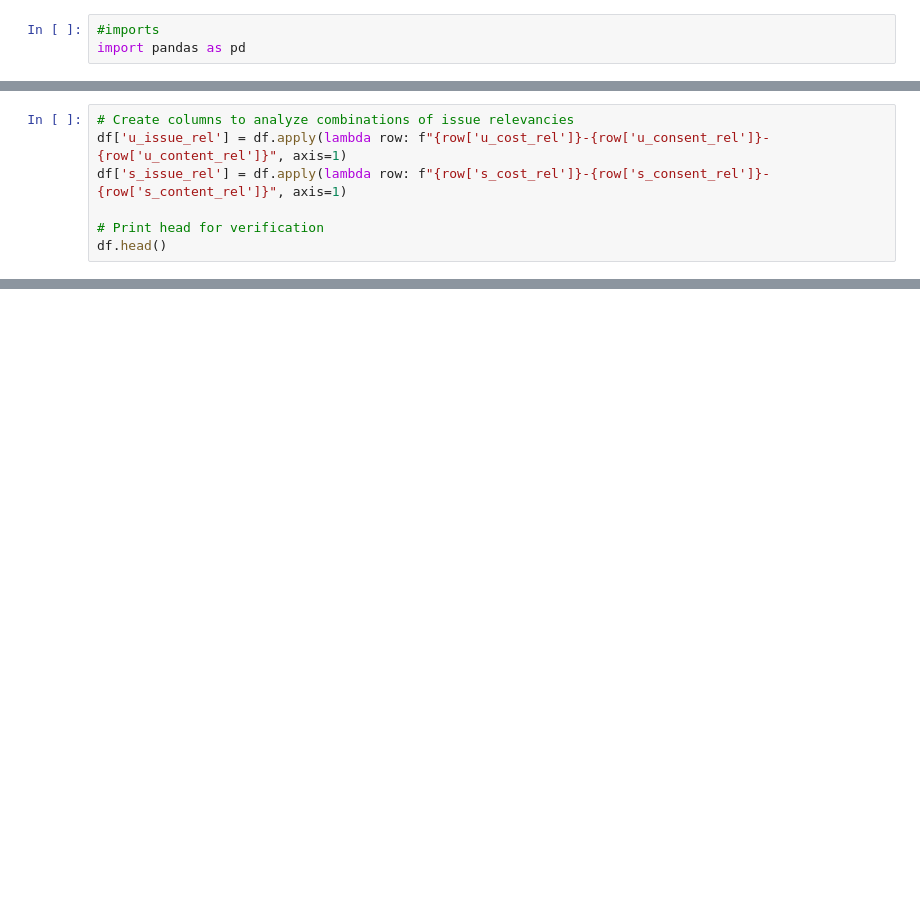
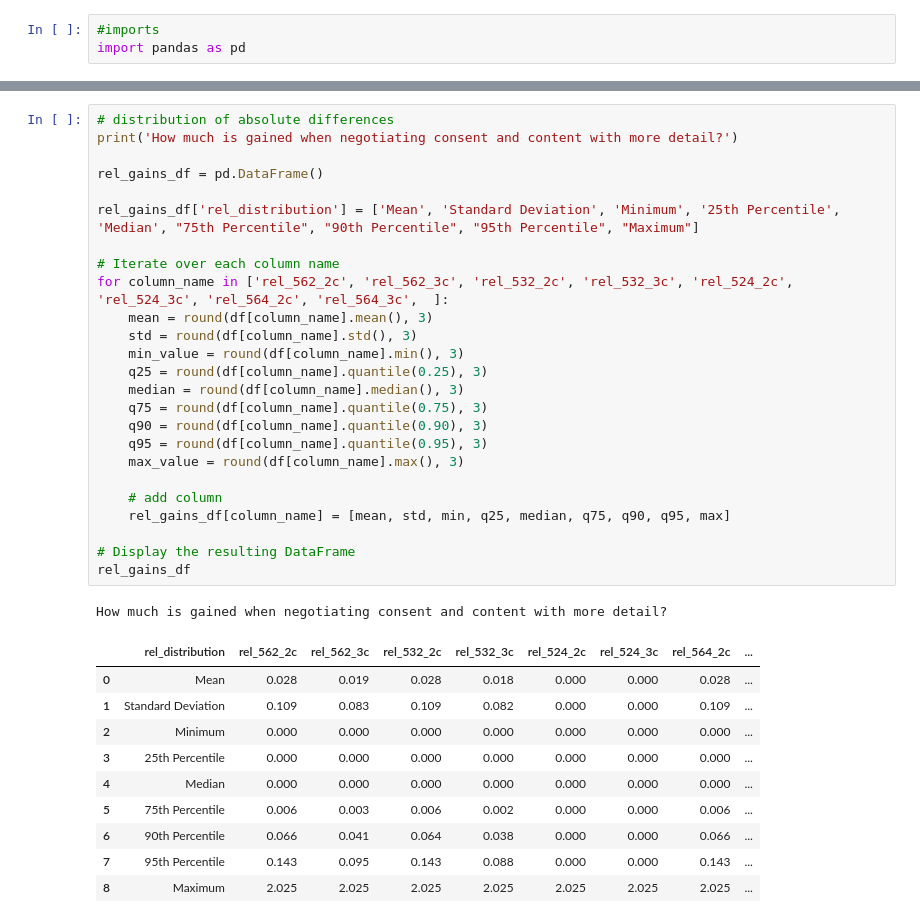
Before and after one commit to 82beja1bwi/contract-evaluation, a Jupyter notebook: eval.ipynb, the cells around one changed output, grey strips where cells are left out. Drawn from its saved outputs; the diff is of its cells as text; blank space fills up the shorter version.

Commit message:
variations of issues' relevancies and resolutions

```diff
--- a/eval.ipynb
+++ b/eval.ipynb
@@ -136,7 +131,0 @@ Maximum: 2.025
-# %%
-# Create columns to analyze combinations of issue relevancies
-df['u_issue_rel'] = df.apply(lambda row: f"{row['u_cost_rel']}-{row['u_consent_rel']}-{row['u_content_rel']}", axis=1)
-df['s_issue_rel'] = df.apply(lambda row: f"{row['s_cost_rel']}-{row['s_consent_rel']}-{row['s_content_rel']}", axis=1)
-
-# Print head for verification
-df.head()
@@ -219,0 +146,37 @@ Name: s_issue_rel, dtype: int64
+# %%
+# distribution of absolute differences
+print('How much is gained when negotiating consent and content with more detail?')
+
+rel_gains_df = pd.DataFrame()
+
+rel_gains_df['rel_distribution'] = ['Mean', 'Standard Deviation', 'Minimum', '25th Percentile', 'Median', "75th Percentile", "90th Percentile", "95th Percentile", "Maximum"]
+
+# Iterate over each column name
+for column_name in ['rel_562_2c', 'rel_562_3c', 'rel_532_2c', 'rel_532_3c', 'rel_524_2c', 'rel_524_3c', 'rel_564_2c', 'rel_564_3c',  ]:
+    mean = round(df[column_name].mean(), 3)
+    std = round(df[column_name].std(), 3)
+    min_value = round(df[column_name].min(), 3)
+    q25 = round(df[column_name].quantile(0.25), 3)
+    median = round(df[column_name].median(), 3)
+    q75 = round(df[column_name].quantile(0.75), 3)
+    q90 = round(df[column_name].quantile(0.90), 3)
+    q95 = round(df[column_name].quantile(0.95), 3)
+    max_value = round(df[column_name].max(), 3)
+
+    # add column
+    rel_gains_df[column_name] = [mean, std, min, q25, median, q75, q90, q95, max]
+
+# Display the resulting DataFrame
+rel_gains_df
+# %% [output]
+How much is gained when negotiating consent and content with more detail?
+|  | rel_distribution | rel_562_2c | rel_562_3c | rel_532_2c | rel_532_3c | rel_524_2c | rel_524_3c | rel_564_2c | ... |
+| 0 | Mean | 0.028 | 0.019 | 0.028 | 0.018 | 0.000 | 0.000 | 0.028 | ... |
+| 1 | Standard Deviation | 0.109 | 0.083 | 0.109 | 0.082 | 0.000 | 0.000 | 0.109 | ... |
+| 2 | Minimum | 0.000 | 0.000 | 0.000 | 0.000 | 0.000 | 0.000 | 0.000 | ... |
+| 3 | 25th Percentile | 0.000 | 0.000 | 0.000 | 0.000 | 0.000 | 0.000 | 0.000 | ... |
+| 4 | Median | 0.000 | 0.000 | 0.000 | 0.000 | 0.000 | 0.000 | 0.000 | ... |
+| 5 | 75th Percentile | 0.006 | 0.003 | 0.006 | 0.002 | 0.000 | 0.000 | 0.006 | ... |
+| 6 | 90th Percentile | 0.066 | 0.041 | 0.064 | 0.038 | 0.000 | 0.000 | 0.066 | ... |
+| 7 | 95th Percentile | 0.143 | 0.095 | 0.143 | 0.088 | 0.000 | 0.000 | 0.143 | ... |
+| 8 | Maximum | 2.025 | 2.025 | 2.025 | 2.025 | 2.025 | 2.025 | 2.025 | ... |
```
Also changed, not shown: parts of 17 cells of this notebook, 8 other files.
